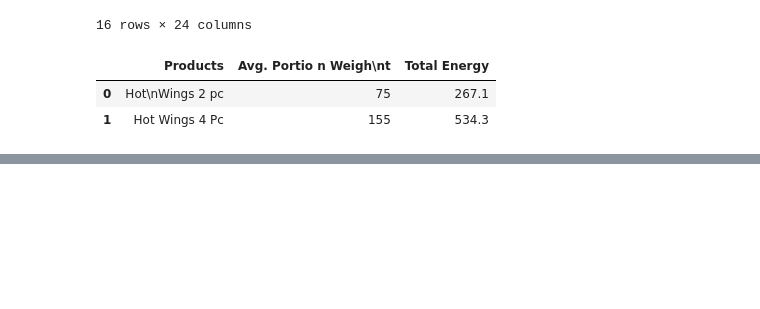
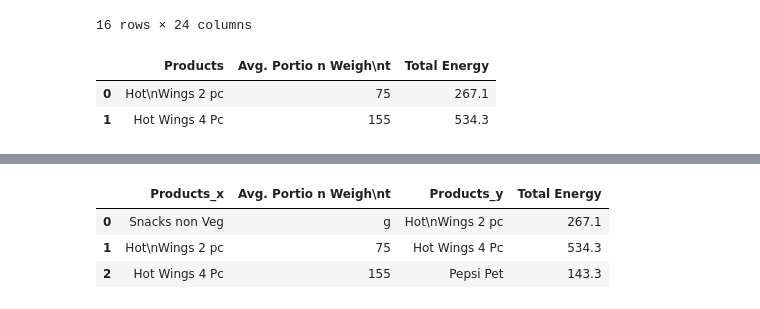
Before and after one commit to MariyaYu/Lesson_1, a Jupyter notebook: Untitled10.ipynb, the cells around one changed output, grey strips where cells are left out. Cells and saved outputs as stored; diff of their text form; code cells hidden in the pictures; blank space fills up the shorter version.

```diff
--- a/Untitled10.ipynb
+++ b/Untitled10.ipynb
@@ -105,0 +146,8 @@ result
+# %%
+result
+# Объединили все в одну таблицу, без каких-либо изменений
+# %% [output]
+|  | Products_x | Avg. Portio n Weigh\nt | Products_y | Total Energy |
+| 0 | Snacks non Veg | g | Hot\nWings 2 pc | 267.1 |
+| 1 | Hot\nWings 2 pc | 75 | Hot Wings 4 Pc | 534.3 |
+| 2 | Hot Wings 4 Pc | 155 | Pepsi Pet | 143.3 |
```
Also changed, not shown: parts of 7 cells of this notebook.
